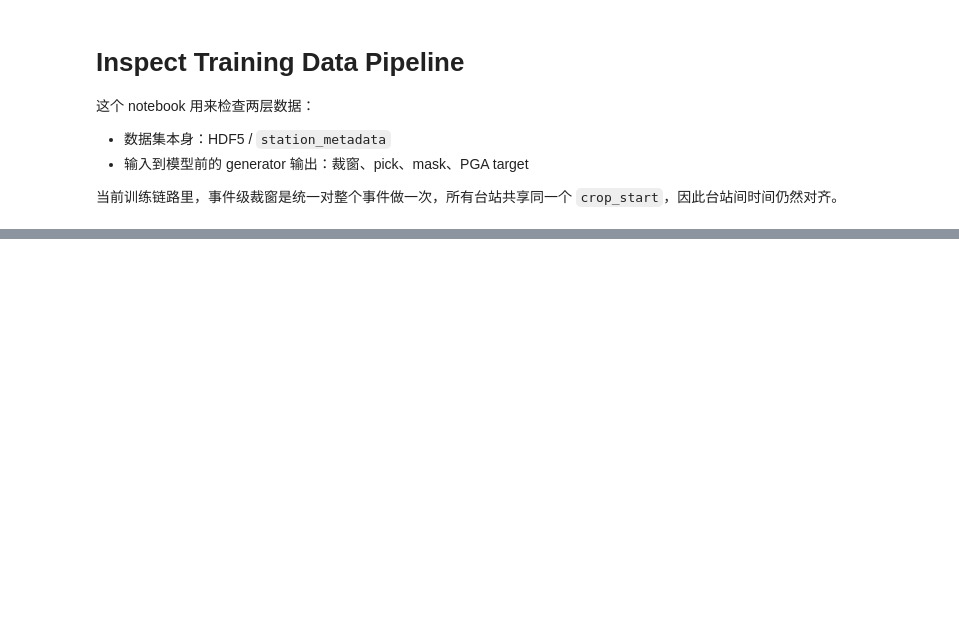
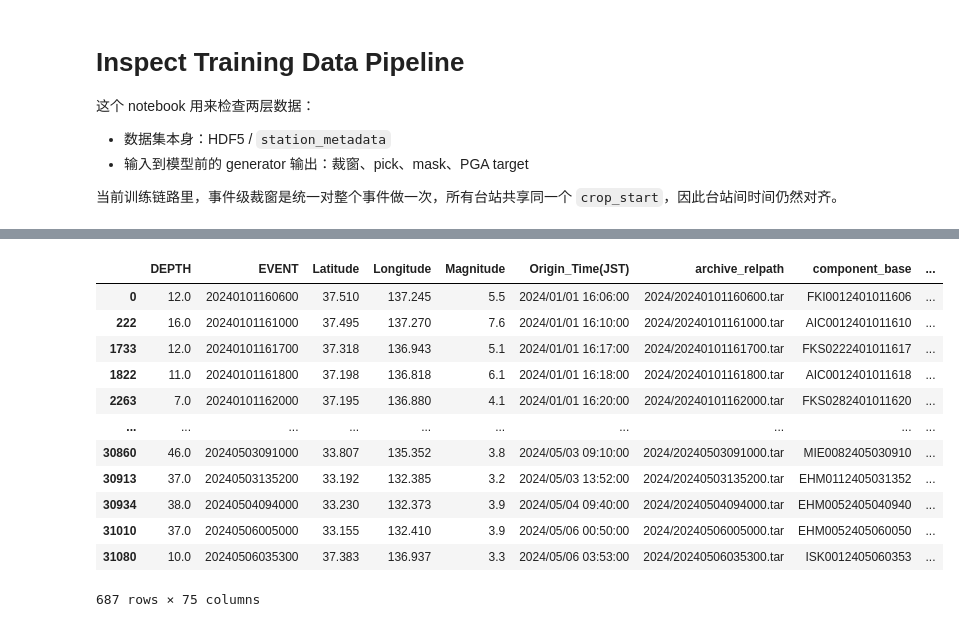
Before and after one commit to rular099/team_pytorch, a Jupyter notebook: inspect_training_data_pipeline.ipynb, the cells around one changed output, grey strips where cells are left out. Cells and saved outputs as stored; diff of their text form; code cells hidden in the pictures; blank space fills up the shorter version.

Commit message:
Update data inspection notebooks and PPT assets

```diff
--- a/inspect_training_data_pipeline.ipynb
+++ b/inspect_training_data_pipeline.ipynb
@@ -33,12 +33,14 @@ plt.rcParams['axes.grid'] = True
 CONFIG_PATH = ROOT / 'pga_configs' / 'transformer_japan_overfit.json'
 SPLIT = 'train'   # 'train' / 'dev'
 DATASET_INDEX = 0
-SAMPLE_INDEX = 0
+SAMPLE_INDEX = 1733
 EVENT_ID = None   # 例如 '20240101123400'；None 表示按 SAMPLE_INDEX 取
 OVERFIT_N = 0
 MIN_STALTA_RATIO = 0.1
+data_path = '/tmp/japan_build_test3/japan_2024.hdf5'
 # %%
 config = json.loads(CONFIG_PATH.read_text())
+config['training_params']['data_path'] = data_path
 training_params = copy.deepcopy(config['training_params'])
 generator_params = copy.deepcopy(training_params.get('generator_params', [training_params.copy()]))
 if not isinstance(training_params['data_path'], list):
@@ -84,3 +116,19 @@ display(event_metadata[[resolved_mag_key, 'stalta_ratio_at_pick']].describe())
+# %%
+event_metadata.copy().drop_duplicates('EVENT')
+# %% [output]
+|  | DEPTH | EVENT | Latitude | Longitude | Magnitude | Origin_Time(JST) | archive_relpath | component_base | ... |
+| 0 | 12.0 | 20240101160600 | 37.510 | 137.245 | 5.5 | 2024/01/01 16:06:00 | 2024/20240101160600.tar | FKI0012401011606 | ... |
+| 222 | 16.0 | 20240101161000 | 37.495 | 137.270 | 7.6 | 2024/01/01 16:10:00 | 2024/20240101161000.tar | AIC0012401011610 | ... |
+| 1733 | 12.0 | 20240101161700 | 37.318 | 136.943 | 5.1 | 2024/01/01 16:17:00 | 2024/20240101161700.tar | FKS0222401011617 | ... |
+| 1822 | 11.0 | 20240101161800 | 37.198 | 136.818 | 6.1 | 2024/01/01 16:18:00 | 2024/20240101161800.tar | AIC0012401011618 | ... |
+| 2263 | 7.0 | 20240101162000 | 37.195 | 136.880 | 4.1 | 2024/01/01 16:20:00 | 2024/20240101162000.tar | FKS0282401011620 | ... |
+| ... | ... | ... | ... | ... | ... | ... | ... | ... | ... |
+| 30860 | 46.0 | 20240503091000 | 33.807 | 135.352 | 3.8 | 2024/05/03 09:10:00 | 2024/20240503091000.tar | MIE0082405030910 | ... |
+| 30913 | 37.0 | 20240503135200 | 33.192 | 132.385 | 3.2 | 2024/05/03 13:52:00 | 2024/20240503135200.tar | EHM0112405031352 | ... |
+| 30934 | 38.0 | 20240504094000 | 33.230 | 132.373 | 3.9 | 2024/05/04 09:40:00 | 2024/20240504094000.tar | EHM0052405040940 | ... |
+| 31010 | 37.0 | 20240506005000 | 33.155 | 132.410 | 3.9 | 2024/05/06 00:50:00 | 2024/20240506005000.tar | EHM0052405060050 | ... |
+| 31080 | 10.0 | 20240506035300 | 37.383 | 136.937 | 3.3 | 2024/05/06 03:53:00 | 2024/20240506035300.tar | ISK0012405060353 | ... |
+687 rows × 75 columns
 # %%
 if EVENT_ID is None:
     sample_row = event_metadata.iloc[SAMPLE_INDEX]
```
Also changed, not shown: parts of 11 cells of this notebook, 14 other files.
